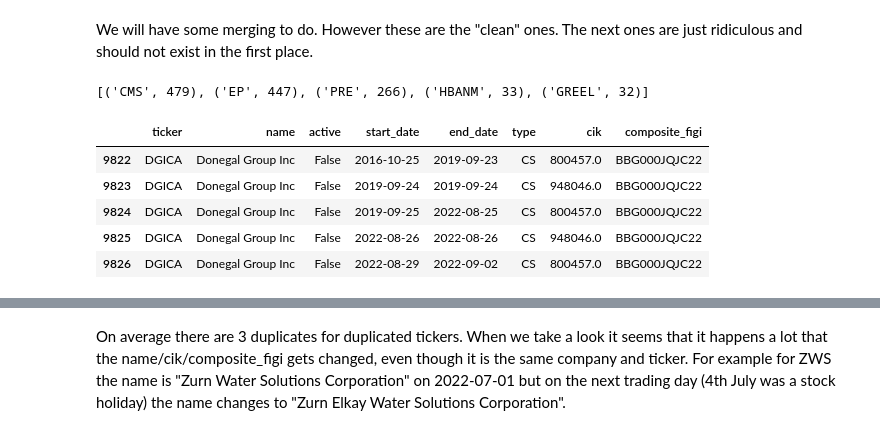
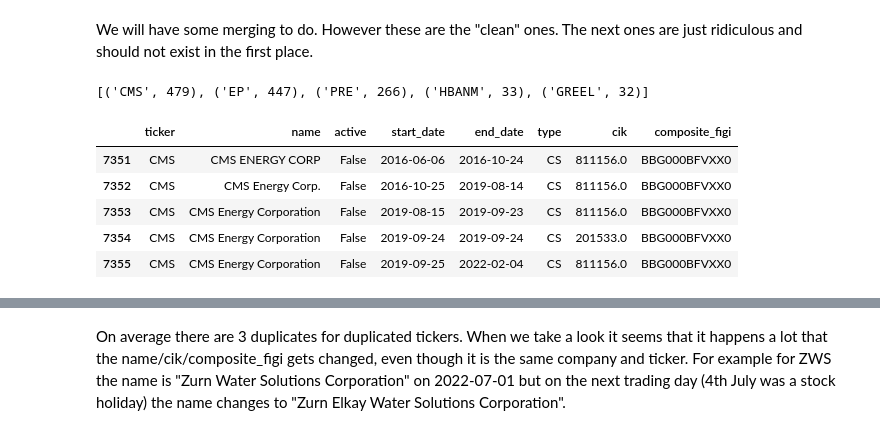
Before and after one commit to sharmad/data_clean, a Jupyter notebook: dev_prod/03_tickers.ipynb, the cells around one changed output, grey strips where cells are left out. Cells and saved outputs as stored; diff of their text form; code cells hidden in the pictures.

```diff
--- a/dev_prod/03_tickers.ipynb
+++ b/dev_prod/03_tickers.ipynb
@@ -33,6 +32,6 @@ client = RESTClient(api_key=API_KEY)
 
 POLYGON_DATA_PATH = "../data/polygon/"
 
-START_DATE = date(2003, 1, 31) # only go as far as your polygon membership allows.
-END_DATE = date(2099, 12, 31) # till today only or else you will get "out of range" from our custom function
+START_DATE = date(1999, 1, 1) # only go as far as your polygon membership allows.
+END_DATE = date(2199, 12, 31) # till today only or else you will get "out of range" from our custom function
 # %% [markdown]
@@ -70,6 +69,6 @@ Then all ticker lists are downloaded and stored in the <code>test/tickers/</code
 # %%
 # Get a list of what we already have
-files = os.listdir(POLYGON_DATA_PATH + 'test/tickers')
+files = os.listdir(POLYGON_DATA_PATH + 'raw/tickers')
 available_dates = [date.fromisoformat(file.replace(".csv", "")) for file in files if file.endswith(".csv")]
 
 trading_dates = get_market_dates()
@@ -77,7 +76,7 @@ for day in trading_dates:
     # Only download what we do not have
     if day >= START_DATE and day <= END_DATE and day not in available_dates:
         tickers = download_tickers(day)
-        tickers.to_csv(POLYGON_DATA_PATH + f"test/tickers/{day.isoformat()}.csv")
+        tickers.to_csv(POLYGON_DATA_PATH + f"raw/tickers/{day.isoformat()}.csv")
 # %% [markdown]
 A random ticker list:
 # %%
@@ -490,7 +484,7 @@ our_tickers.reset_index(drop=True, inplace=True) """
 I also found another type of duplicate:
 # %%
 our_tickers = pd.read_csv(
-    POLYGON_DATA_PATH + f"test/tickers/2016-07-01.csv",
+    POLYGON_DATA_PATH + f"raw/tickers/2016-07-01.csv",
     index_col=0,
 )
 our_tickers[our_tickers["ticker"] == 'CMCSA']
@@ -505,7 +499,7 @@ our_tickers[our_tickers["ticker"] == 'CMCS.A']
 We will also remove these.
 # %%
 for day in get_market_dates():
-    our_tickers = pd.read_csv(POLYGON_DATA_PATH + f'test/tickers/{day.isoformat()}.csv', index_col=0)
+    our_tickers = pd.read_csv(POLYGON_DATA_PATH + f'raw/tickers/{day.isoformat()}.csv', index_col=0)
     indices_to_remove = []
     our_tickers_with_points = our_tickers[our_tickers['ticker'].str.contains(r'\.')]
 
@@ -814,16 +814,16 @@ We will have some merging to do. However these are the "clean" ones. The next on
 # %%
 from collections import Counter
 print(Counter(duplicated["ticker"].values.tolist()).most_common(5))
-duplicated[duplicated["ticker"] == "DGICA"].head(5)
+duplicated[duplicated["ticker"] == "CMS"].head(5)
 # ???
 # %% [output]
 [('CMS', 479), ('EP', 447), ('PRE', 266), ('HBANM', 33), ('GREEL', 32)]
 |  | ticker | name | active | start_date | end_date | type | cik | composite_figi |
-| 9822 | DGICA | Donegal Group Inc | False | 2016-10-25 | 2019-09-23 | CS | 800457.0 | BBG000JQJC22 |
-| 9823 | DGICA | Donegal Group Inc | False | 2019-09-24 | 2019-09-24 | CS | 948046.0 | BBG000JQJC22 |
-| 9824 | DGICA | Donegal Group Inc | False | 2019-09-25 | 2022-08-25 | CS | 800457.0 | BBG000JQJC22 |
-| 9825 | DGICA | Donegal Group Inc | False | 2022-08-26 | 2022-08-26 | CS | 948046.0 | BBG000JQJC22 |
-| 9826 | DGICA | Donegal Group Inc | False | 2022-08-29 | 2022-09-02 | CS | 800457.0 | BBG000JQJC22 |
+| 7351 | CMS | CMS ENERGY CORP | False | 2016-06-06 | 2016-10-24 | CS | 811156.0 | BBG000BFVXX0 |
+| 7352 | CMS | CMS Energy Corp. | False | 2016-10-25 | 2019-08-14 | CS | 811156.0 | BBG000BFVXX0 |
+| 7353 | CMS | CMS Energy Corporation | False | 2019-08-15 | 2019-09-23 | CS | 811156.0 | BBG000BFVXX0 |
+| 7354 | CMS | CMS Energy Corporation | False | 2019-09-24 | 2019-09-24 | CS | 201533.0 | BBG000BFVXX0 |
+| 7355 | CMS | CMS Energy Corporation | False | 2019-09-25 | 2022-02-04 | CS | 811156.0 | BBG000BFVXX0 |
 # %%
 duplicated[duplicated["ticker"] == "BORN"].head(5)
 # %% [output]
```
Also changed, not shown: parts of 40 cells of this notebook.
